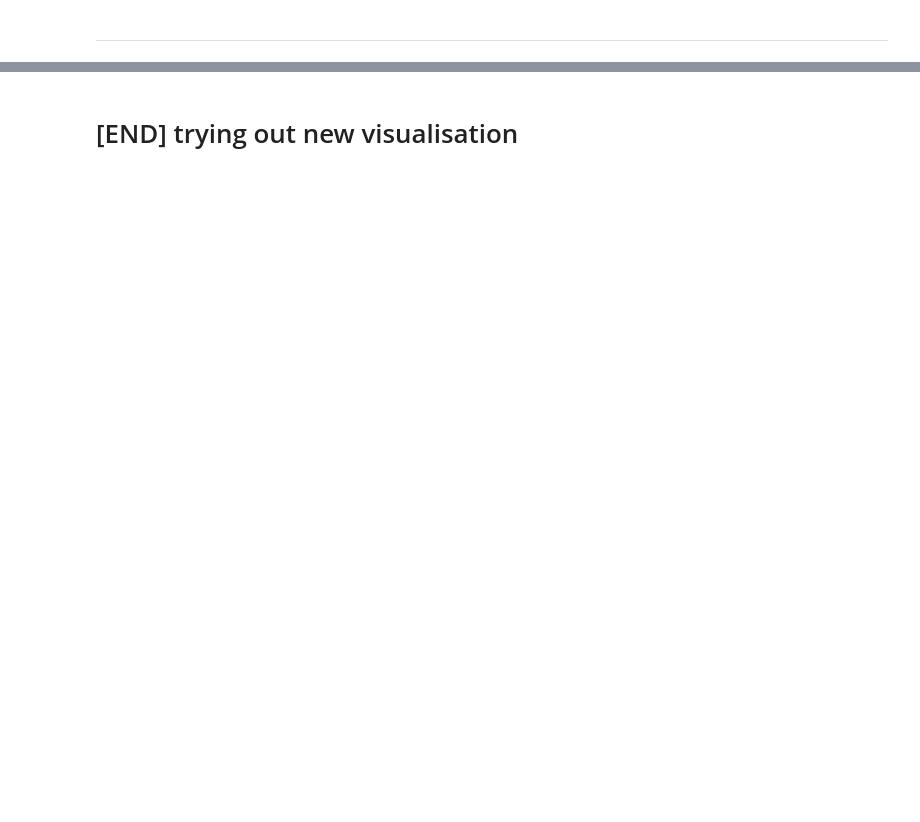
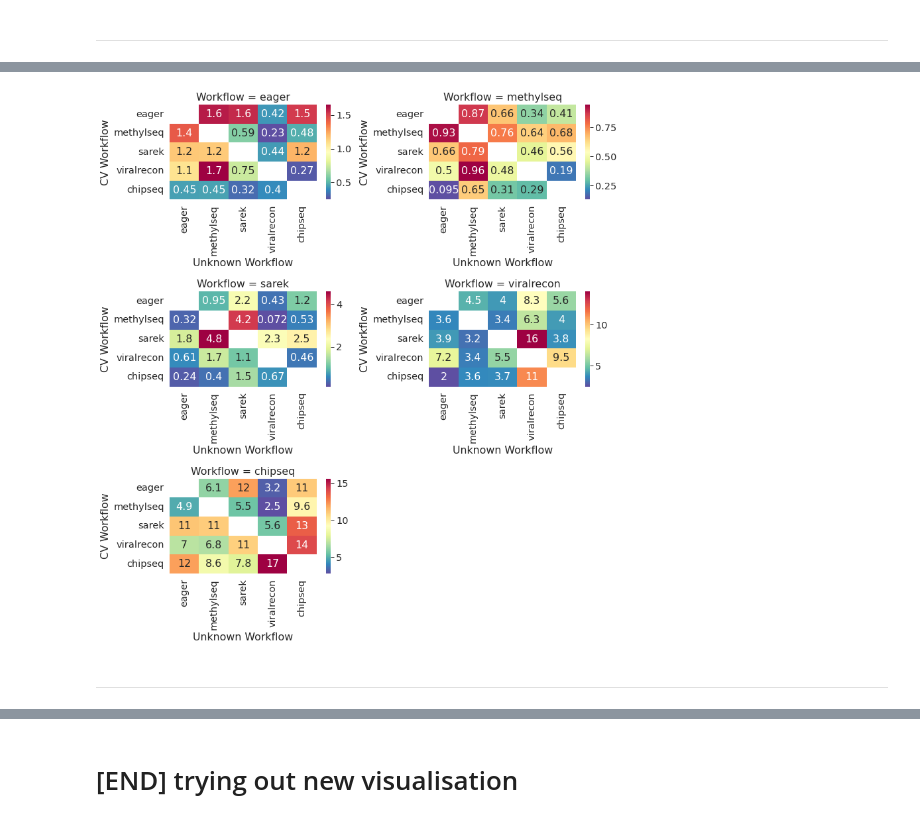
Before and after one commit to Sheypex/ba_proto, a Jupyter notebook: py/graphics.ipynb, the cells around one changed output, grey strips where cells are left out. Drawn from its saved outputs; the diff is of its cells as text; code cells hidden in the pictures; blank space fills up the shorter version.

```diff
--- a/py/graphics.ipynb
+++ b/py/graphics.ipynb
@@ -850,0 +971,6 @@ compDF
+# %%
+compDF = compDF.sort_values(["ukSplit","cvSplit"])
+# %%
+compDF["avgDiff"] = compDF["sumDiff"] / 10000
+# %%
+compDF["secDiff"] = compDF["avgDiff"] / 1000
@@ -850,0 +993,2 @@ compDF
+# %%
+test = compDF.query("regModel=='1 / SVR - rbf' and method=='recommenderV1H3'").drop(["regModel", "method"], axis=1)
@@ -850,0 +1015,29 @@ compDF
+# %%
+order = ["eager", "methylseq", "sarek", "viralrecon", "chipseq"]
+g = sns.FacetGrid(test, col="wfName",
+                  col_wrap=2,
+                  sharex=False,
+                  sharey=False,
+                  col_order=order,
+                  height=4,
+                  aspect=1.4
+                  )
+
+
+def draw_heatmap(*args, **kwargs):
+    data = kwargs.pop("data")
+    d = data.pivot("cvSplit", "ukSplit", "secDiff")
+    ax = sns.heatmap(d,
+                cmap=sns.color_palette("Spectral", as_cmap=True).reversed(),
+                #cbar_kws={"label": "Average difference to best time"},
+                robust=True,
+                annot=True,
+                **kwargs)
+    ax.set_xlabel("Unknown Workflow")
+    ax.set_ylabel("CV Workflow")
+    #ax.set_yticklabels(["\n".join(textwrap.wrap(t.get_text(), 15)) for t in ax.get_yticklabels()])
+g.map_dataframe(draw_heatmap)
+g.set_titles("Workflow = {col_name}")
+save_plot(g, "comp_BISCV_BISFull_PerWF")
+# %% [output]
+[figure, added]
@@ -850,0 +1046,2 @@ compDF
+# %% [markdown]
+------------
```
Also changed, not shown: parts of 67 cells of this notebook, 44 other files.
